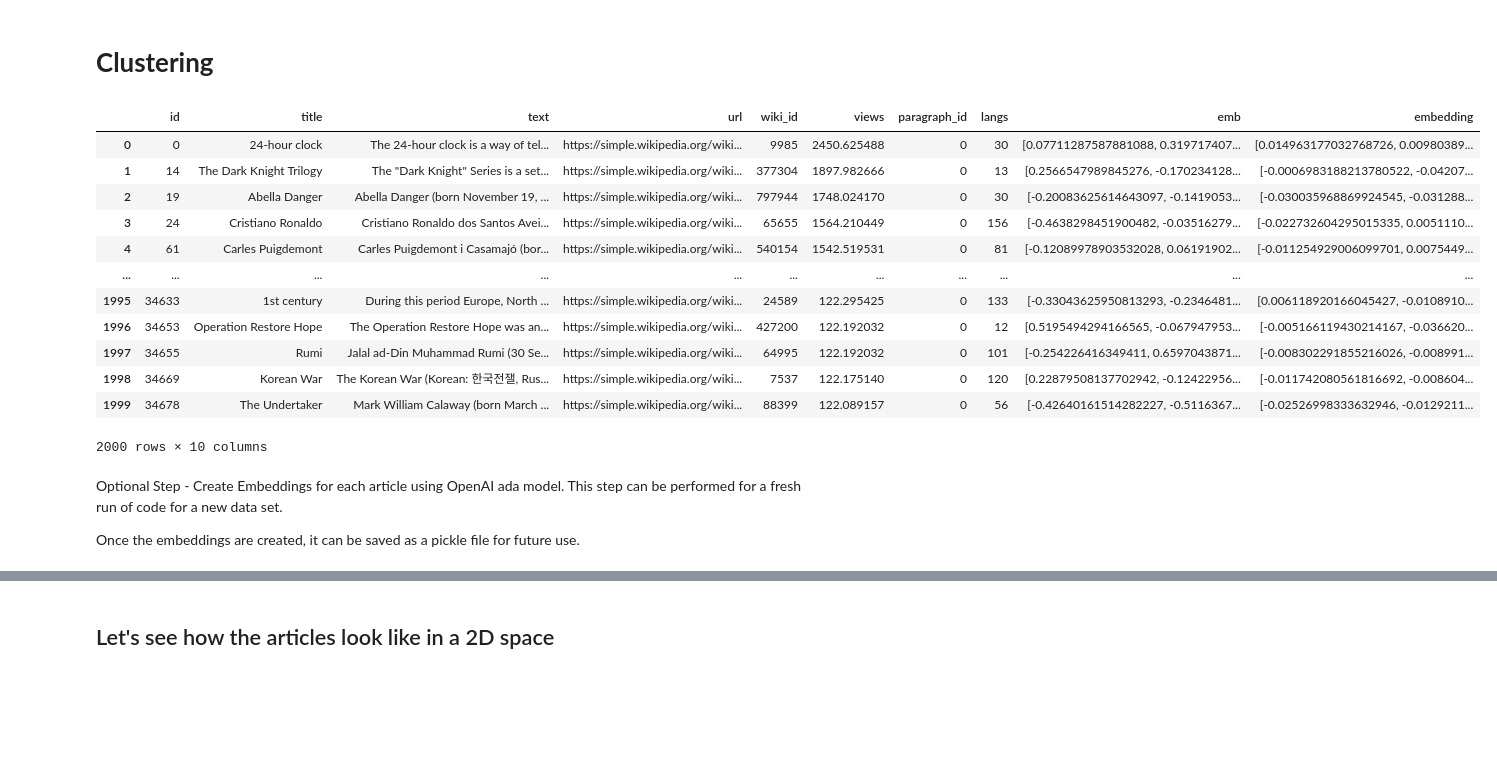
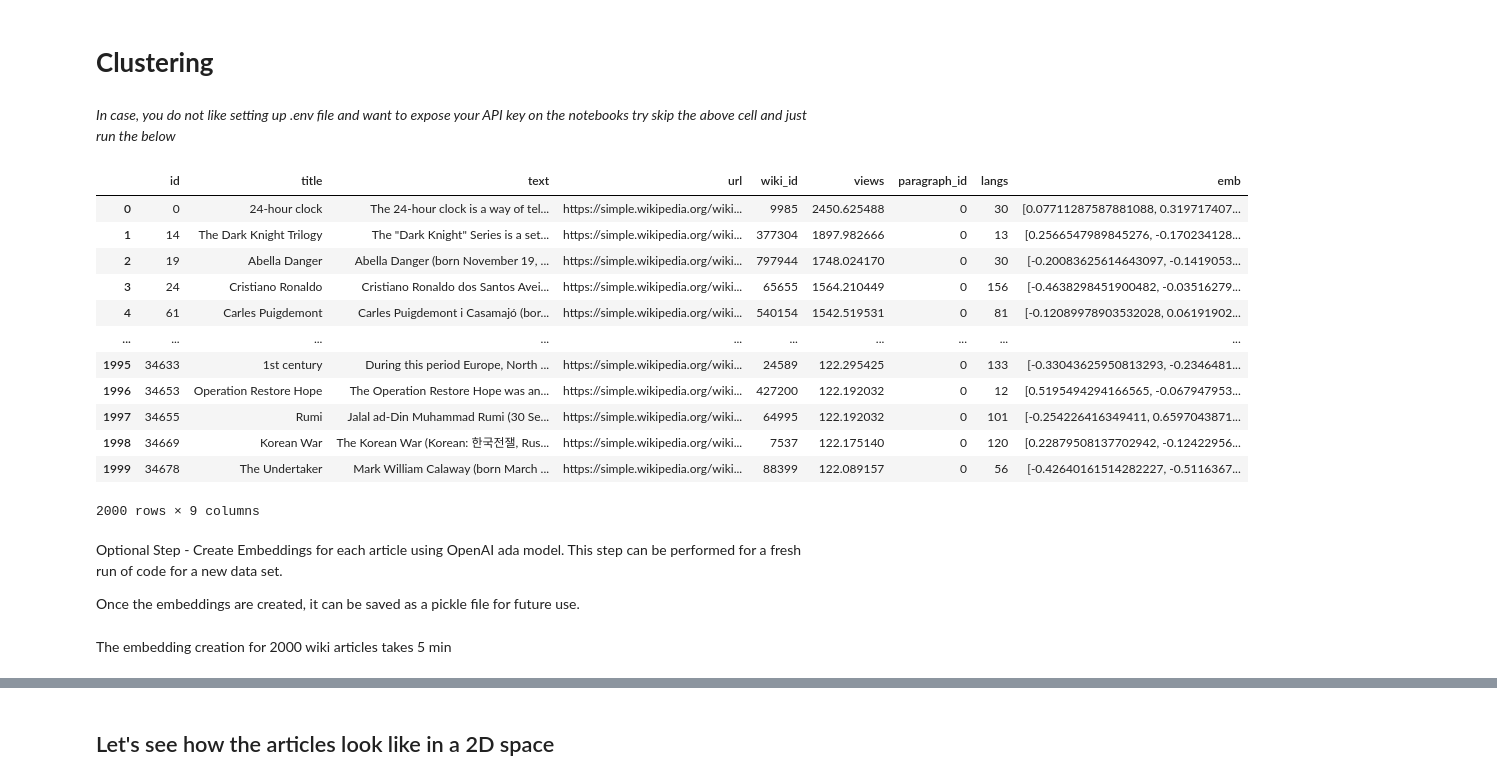
Before and after one commit to amutharun/GenAIWorkshop, a Jupyter notebook: Reimagine_ML_Problems_with_LLMs.ipynb, the cells around one changed output, grey strips where cells are left out. Drawn from its saved outputs; the diff is of its cells as text; code cells hidden in the pictures; blank space fills up the shorter version.

```diff
--- a/Reimagine_ML_Problems_with_LLMs.ipynb
+++ b/Reimagine_ML_Problems_with_LLMs.ipynb
@@ -18,0 +31,2 @@ openai.api_key = "sk-xxx" # Workshop key.
+# %% [markdown]
+*In case, you do not like setting up .env file and want to expose your API key on the notebooks try skip the above cell and just run the below*
@@ -23,26 +42,28 @@ embedding_encoding = "cl100k_base"  # this the encoding for text-embedding-ada-0
 max_tokens = 8000  # the maximum for text-embedding-ada-002 is 8191
 # %%
 # Load the pickle file that contains the 2000 wikipedia articles
-wiki_articles = pd.read_pickle('/content/wiki_articles_with_emb.pickle')
+wiki_articles = pd.read_pickle('/content/wikipedia.pkl')
 wiki_articles
 # %% [output]
-|  | id | title | text | url | wiki_id | views | paragraph_id | langs | emb | embedding |
-| 0 | 0 | 24-hour clock | The 24-hour clock is a way of tel... | https://simple.wikipedia.org/wiki... | 9985 | 2450.625488 | 0 | 30 | [0.07711287587881088, 0.319717407... | [0.014963177032768726, 0.00980389... |
-| 1 | 14 | The Dark Knight Trilogy | The "Dark Knight" Series is a set... | https://simple.wikipedia.org/wiki... | 377304 | 1897.982666 | 0 | 13 | [0.2566547989845276, -0.170234128... | [-0.0006983188213780522, -0.04207... |
-| 2 | 19 | Abella Danger | Abella Danger (born November 19, ... | https://simple.wikipedia.org/wiki... | 797944 | 1748.024170 | 0 | 30 | [-0.20083625614643097, -0.1419053... | [-0.030035968869924545, -0.031288... |
-| 3 | 24 | Cristiano Ronaldo | Cristiano Ronaldo dos Santos Avei... | https://simple.wikipedia.org/wiki... | 65655 | 1564.210449 | 0 | 156 | [-0.4638298451900482, -0.03516279... | [-0.022732604295015335, 0.0051110... |
-| 4 | 61 | Carles Puigdemont | Carles Puigdemont i Casamajó (bor... | https://simple.wikipedia.org/wiki... | 540154 | 1542.519531 | 0 | 81 | [-0.12089978903532028, 0.06191902... | [-0.011254929006099701, 0.0075449... |
-| ... | ... | ... | ... | ... | ... | ... | ... | ... | ... | ... |
-| 1995 | 34633 | 1st century | During this period Europe, North ... | https://simple.wikipedia.org/wiki... | 24589 | 122.295425 | 0 | 133 | [-0.33043625950813293, -0.2346481... | [0.006118920166045427, -0.0108910... |
-| 1996 | 34653 | Operation Restore Hope | The Operation Restore Hope was an... | https://simple.wikipedia.org/wiki... | 427200 | 122.192032 | 0 | 12 | [0.5195494294166565, -0.067947953... | [-0.005166119430214167, -0.036620... |
-| 1997 | 34655 | Rumi | Jalal ad-Din Muhammad Rumi (30 Se... | https://simple.wikipedia.org/wiki... | 64995 | 122.192032 | 0 | 101 | [-0.254226416349411, 0.6597043871... | [-0.008302291855216026, -0.008991... |
-| 1998 | 34669 | Korean War | The Korean War (Korean: 한국전잴, Rus... | https://simple.wikipedia.org/wiki... | 7537 | 122.175140 | 0 | 120 | [0.22879508137702942, -0.12422956... | [-0.011742080561816692, -0.008604... |
-| 1999 | 34678 | The Undertaker | Mark William Calaway (born March ... | https://simple.wikipedia.org/wiki... | 88399 | 122.089157 | 0 | 56 | [-0.42640161514282227, -0.5116367... | [-0.02526998333632946, -0.0129211... |
+|  | id | title | text | url | wiki_id | views | paragraph_id | langs | emb |
+| 0 | 0 | 24-hour clock | The 24-hour clock is a way of tel... | https://simple.wikipedia.org/wiki... | 9985 | 2450.625488 | 0 | 30 | [0.07711287587881088, 0.319717407... |
+| 1 | 14 | The Dark Knight Trilogy | The "Dark Knight" Series is a set... | https://simple.wikipedia.org/wiki... | 377304 | 1897.982666 | 0 | 13 | [0.2566547989845276, -0.170234128... |
+| 2 | 19 | Abella Danger | Abella Danger (born November 19, ... | https://simple.wikipedia.org/wiki... | 797944 | 1748.024170 | 0 | 30 | [-0.20083625614643097, -0.1419053... |
+| 3 | 24 | Cristiano Ronaldo | Cristiano Ronaldo dos Santos Avei... | https://simple.wikipedia.org/wiki... | 65655 | 1564.210449 | 0 | 156 | [-0.4638298451900482, -0.03516279... |
+| 4 | 61 | Carles Puigdemont | Carles Puigdemont i Casamajó (bor... | https://simple.wikipedia.org/wiki... | 540154 | 1542.519531 | 0 | 81 | [-0.12089978903532028, 0.06191902... |
+| ... | ... | ... | ... | ... | ... | ... | ... | ... | ... |
+| 1995 | 34633 | 1st century | During this period Europe, North ... | https://simple.wikipedia.org/wiki... | 24589 | 122.295425 | 0 | 133 | [-0.33043625950813293, -0.2346481... |
+| 1996 | 34653 | Operation Restore Hope | The Operation Restore Hope was an... | https://simple.wikipedia.org/wiki... | 427200 | 122.192032 | 0 | 12 | [0.5195494294166565, -0.067947953... |
+| 1997 | 34655 | Rumi | Jalal ad-Din Muhammad Rumi (30 Se... | https://simple.wikipedia.org/wiki... | 64995 | 122.192032 | 0 | 101 | [-0.254226416349411, 0.6597043871... |
+| 1998 | 34669 | Korean War | The Korean War (Korean: 한국전잴, Rus... | https://simple.wikipedia.org/wiki... | 7537 | 122.175140 | 0 | 120 | [0.22879508137702942, -0.12422956... |
+| 1999 | 34678 | The Undertaker | Mark William Calaway (born March ... | https://simple.wikipedia.org/wiki... | 88399 | 122.089157 | 0 | 56 | [-0.42640161514282227, -0.5116367... |
-2000 rows × 10 columns
+2000 rows × 9 columns
 # %% [markdown]
 Optional Step - Create Embeddings for each article using OpenAI ada model.
 This step can be performed for a fresh run of code for a new data set.
 
 Once the embeddings are created, it can be saved as a pickle file for future use.
+# %% [markdown]
+The embedding creation for 2000 wiki articles takes 5 min
 # %%
 # Embedding creation takes few min. In ordet to avoid rerunning everytime we can save it as a file for future use.
```
Also changed, not shown: parts of 14 cells of this notebook.
